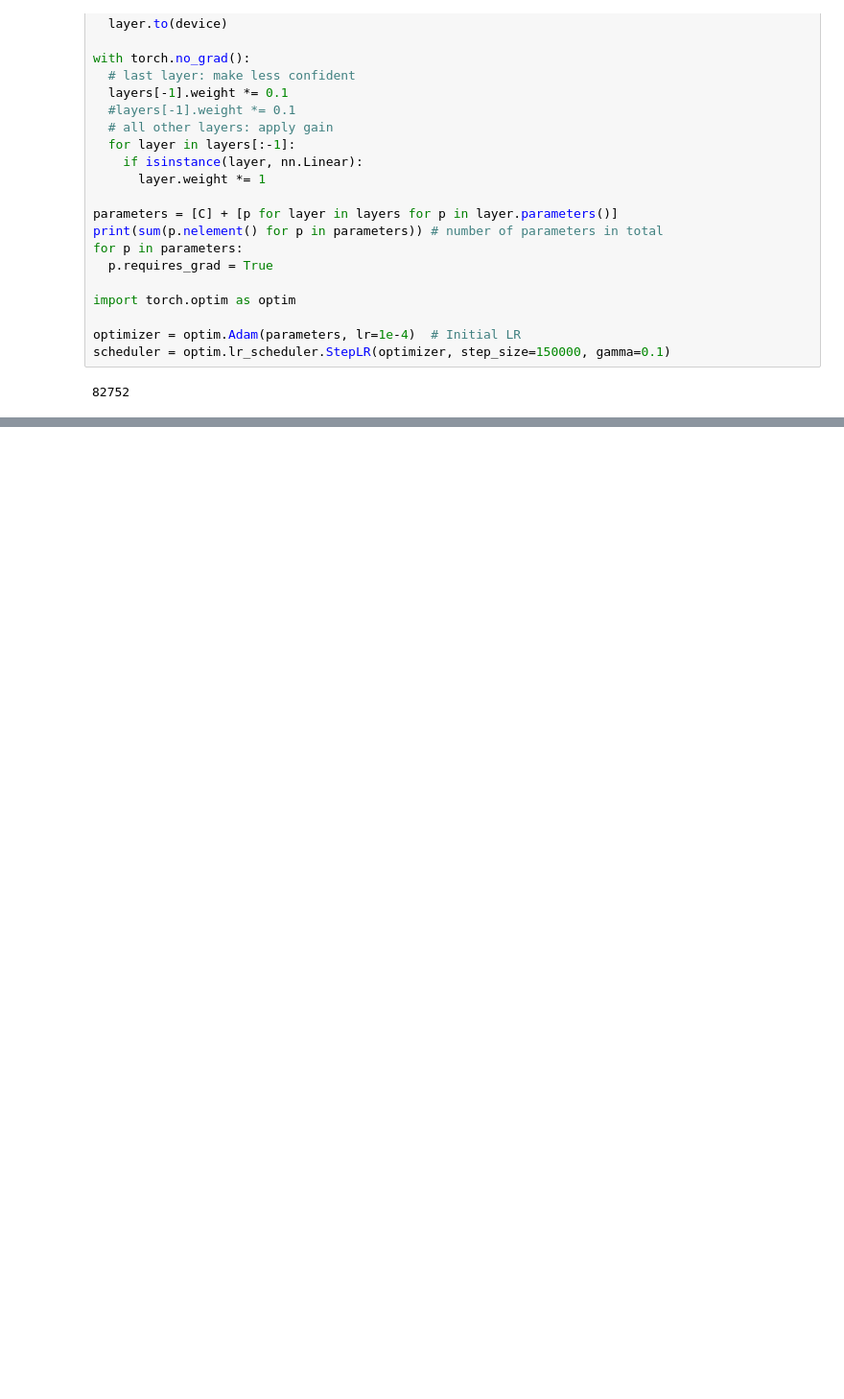
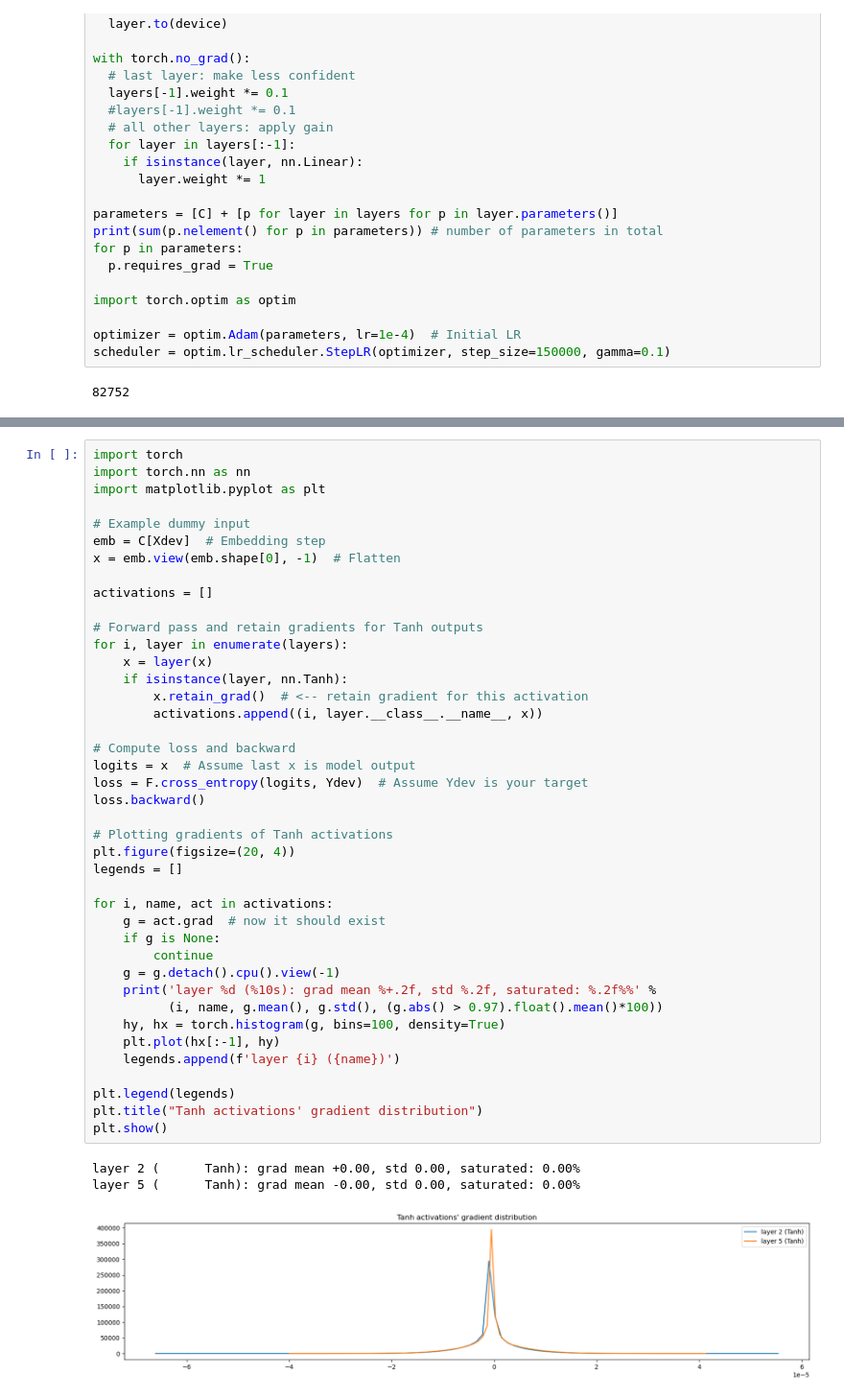
Before and after one commit to FrancescoCalvanese/ProtMakeMore, a Jupyter notebook: notebook.ipynb, the cells around one changed output, grey strips where cells are left out. Shown: that part at 96% size. Saved outputs shown, nothing was run; the diff lists cells and outputs as text; blank space fills up the shorter version.

```diff
--- a/notebook.ipynb
+++ b/notebook.ipynb
@@ -224,0 +257,45 @@ val 1.8484883308410645
+# %%
+import torch
+import torch.nn as nn
+import matplotlib.pyplot as plt
+
+# Example dummy input
+emb = C[Xdev]  # Embedding step
+x = emb.view(emb.shape[0], -1)  # Flatten
+
+activations = []
+
+# Forward pass and retain gradients for Tanh outputs
+for i, layer in enumerate(layers):
+    x = layer(x)
+    if isinstance(layer, nn.Tanh):
+        x.retain_grad()  # <-- retain gradient for this activation
+        activations.append((i, layer.__class__.__name__, x))
+
+# Compute loss and backward
+logits = x  # Assume last x is model output
+loss = F.cross_entropy(logits, Ydev)  # Assume Ydev is your target
+loss.backward()
+
+# Plotting gradients of Tanh activations
+plt.figure(figsize=(20, 4))
+legends = []
+
+for i, name, act in activations:
+    g = act.grad  # now it should exist
+    if g is None:
+        continue
+    g = g.detach().cpu().view(-1)
+    print('layer %d (%10s): grad mean %+.2f, std %.2f, saturated: %.2f%%' %
+          (i, name, g.mean(), g.std(), (g.abs() > 0.97).float().mean()*100))
+    hy, hx = torch.histogram(g, bins=100, density=True)
+    plt.plot(hx[:-1], hy)
+    legends.append(f'layer {i} ({name})')
+
+plt.legend(legends)
+plt.title("Tanh activations' gradient distribution")
+plt.show()
+# %% [output]
+layer 2 (      Tanh): grad mean +0.00, std 0.00, saturated: 0.00%
+layer 5 (      Tanh): grad mean -0.00, std 0.00, saturated: 0.00%
+[figure, added]
```
Also changed, not shown: parts of 8 cells of this notebook, 3 other files.
